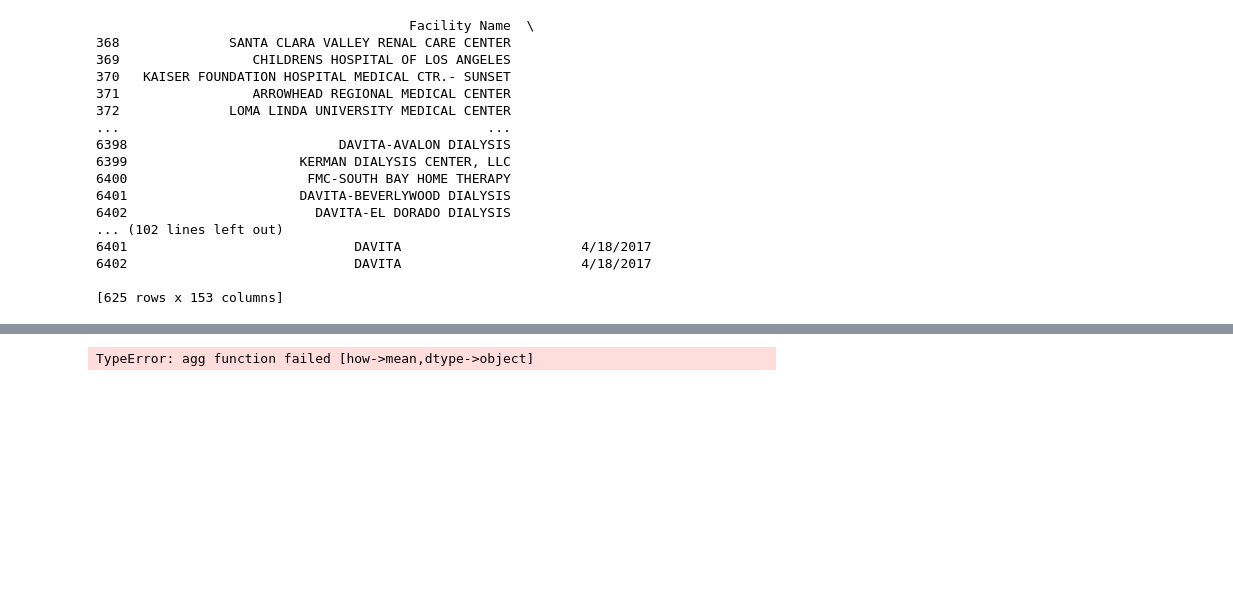
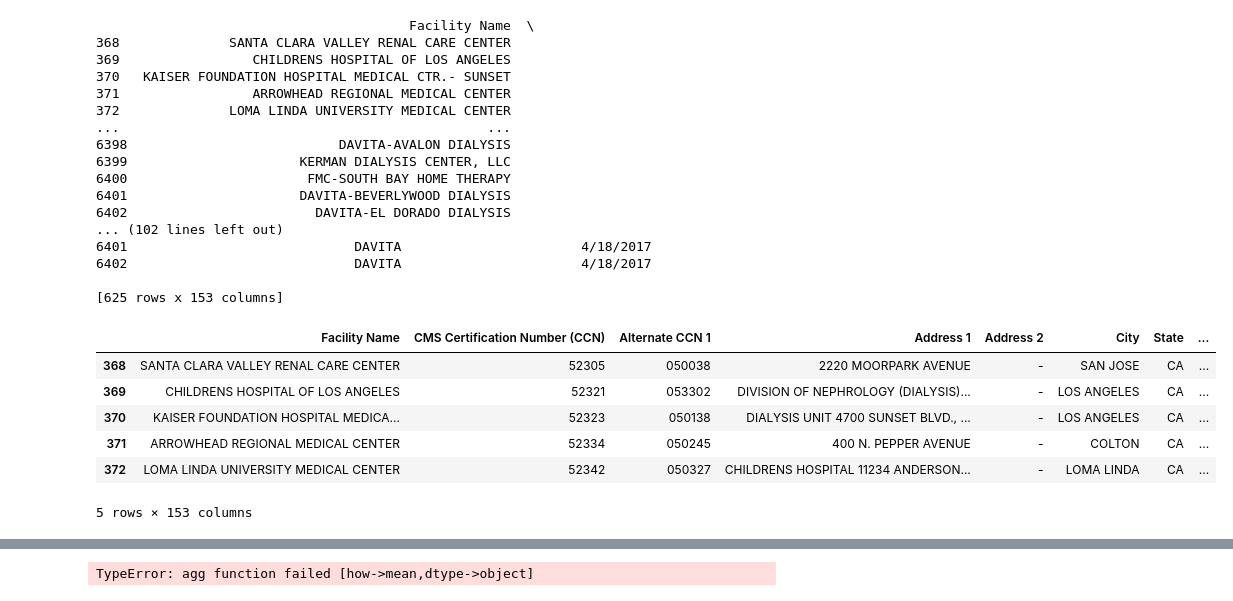
Before and after one commit to osoliman/HTM737, a Jupyter notebook: Week8_HTM737.ipynb, the cells around one changed output, grey strips where cells are left out. Cells and saved outputs as stored; diff of their text form; code cells hidden in the pictures; blank space fills up the shorter version.

```diff
--- a/Week8_HTM737.ipynb
+++ b/Week8_HTM737.ipynb
@@ -102,3 +137,14 @@ print(df_ca)
 6402                             DAVITA                       4/18/2017
 
 [625 rows x 153 columns]
+# %%
+df_ca2 = pd.DataFrame(df_ca)
+df_ca2.head()
+# %% [output]
+|  | Facility Name | CMS Certification Number (CCN) | Alternate CCN 1 | Address 1 | Address 2 | City | State | ... |
+| 368 | SANTA CLARA VALLEY RENAL CARE CENTER | 52305 | 050038 | 2220 MOORPARK AVENUE | - | SAN JOSE | CA | ... |
+| 369 | CHILDRENS HOSPITAL OF LOS ANGELES | 52321 | 053302 | DIVISION OF NEPHROLOGY (DIALYSIS)... | - | LOS ANGELES | CA | ... |
+| 370 | KAISER FOUNDATION HOSPITAL MEDICA... | 52323 | 050138 | DIALYSIS UNIT 4700 SUNSET BLVD., ... | - | LOS ANGELES | CA | ... |
+| 371 | ARROWHEAD REGIONAL MEDICAL CENTER | 52334 | 050245 | 400 N. PEPPER AVENUE | - | COLTON | CA | ... |
+| 372 | LOMA LINDA UNIVERSITY MEDICAL CENTER | 52342 | 050327 | CHILDRENS HOSPITAL 11234 ANDERSON... | - | LOMA LINDA | CA | ... |
+5 rows × 153 columns
```
Also changed, not shown: parts of 12 cells of this notebook.
